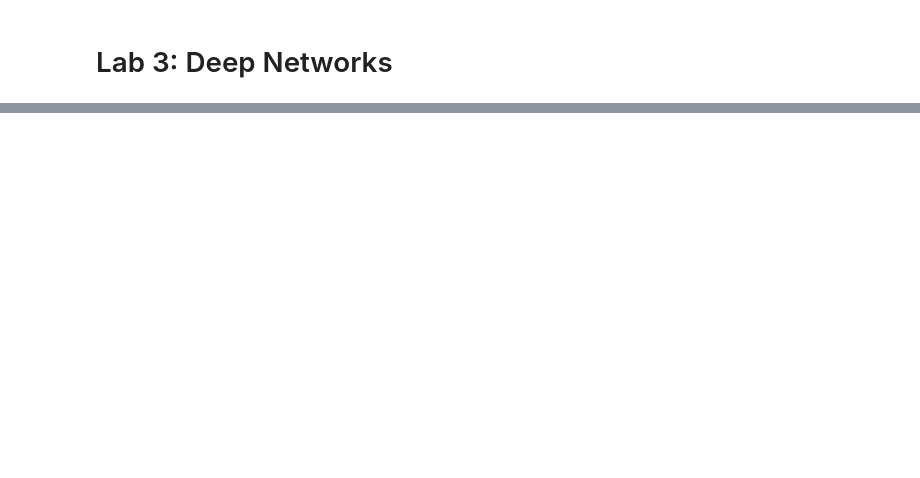
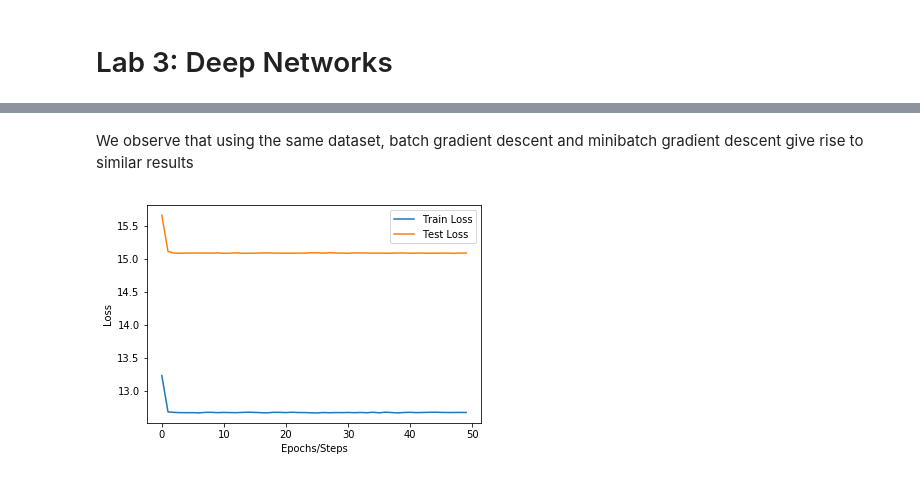
Before and after one commit to nyumc-dl/BMSC-GA-4493-Spring2019, a Jupyter notebook: lab3/Lab3_deep_networks.ipynb, the cells around one changed output, grey strips where cells are left out. Drawn from its saved outputs; the diff is of its cells as text; code cells hidden in the pictures; blank space fills up the shorter version.

```diff
--- a/lab3/Lab3_deep_networks.ipynb
+++ b/lab3/Lab3_deep_networks.ipynb
@@ -128,7 +178,7 @@ One pass through the training data is called an **epoch**. In each epoch, traini
 # %%
 #######################################
 ### Minibatch gradient descent
-def minibatch_grad_descent(X, y, batch_size=50, alpha=0.01, num_epoch=50):
+def minibatch_grad_descent(data, batch_size=50, alpha=0.005, num_epoch=50):
     """
     Minibatch gradient descent to minimize the average square loss objective.
 
@@ -137,19 +187,19 @@ def minibatch_grad_descent(X, y, batch_size=50, alpha=0.01, num_epoch=50):
             each one of which is a numpy array of size (num_samples, num_features)
         y - A tuple containing two elements (y_train, y_test),
             each one of which is a numpy array of size (num_samples)
-        batch_size - minibatch size
+        batch_size - the number of samples per batch
         alpha - step size in gradient descent
         num_step - number of epochs to go through the whole training set
 
     Returns:
         best_theta - the set of parameters that achieves smallest loss on test data
-        train_loss_hist - the history of average square loss on training data, 1D numpy array, (num_step)
-        test_loss_hist - the history of average square loss on testing data, 1D numpy array, (num_step)
+        train_loss_hist - the history of average square loss on training data, 2D numpy array, (num_epoch, num_batches)
+        test_loss_hist - the history of average square loss on testing data, 2D numpy array, (num_epoch, num_batches)
     """
 
     # Initialization
-    X_train, X_test = X
-    y_train, y_test = y
+    X_train, X_test, y_train, y_test = data
+
     num_samples, num_features = X_train.shape
     num_batches = int(num_samples / batch_size)
     theta = np.ones(num_features)
@@ -164,6 +214,19 @@ def minibatch_grad_descent(X, y, batch_size=50, alpha=0.01, num_epoch=50):
 
     np.random.seed(432)
     ################ Your code here ################
+    for i in range(num_epoch):
+        np.random.shuffle(order)
+        minibatches = np.array_split(order, num_batches)
+        for j in range(num_batches):
+            step += 1
+            batch = minibatches[j]
 
+            grad = compute_gradient(X_train[batch], y_train[batch], theta)
+            theta = theta - alpha * grad
+            train_loss_hist[i, j] = compute_loss(X_train[batch], y_train[batch], theta)
+            test_loss_hist[i, j] = compute_loss(X_test, y_test, theta)
+
+            if test_loss_hist[i, j] < best_test_loss:
+                best_theta = theta
 
     return (best_theta, train_loss_hist, test_loss_hist)
@@ -181,0 +233,7 @@ How can you modify minibatch gradient descent to make it work for PyTorch?
+# %% [markdown]
+We observe that using the same dataset, batch gradient descent and minibatch gradient descent give rise to similar results
+# %%
+res = minibatch_grad_descent(data_deg2)
+plot_loss(res)
+# %% [output]
+[figure, added]
```
Also changed, not shown: parts of 27 cells of this notebook.
